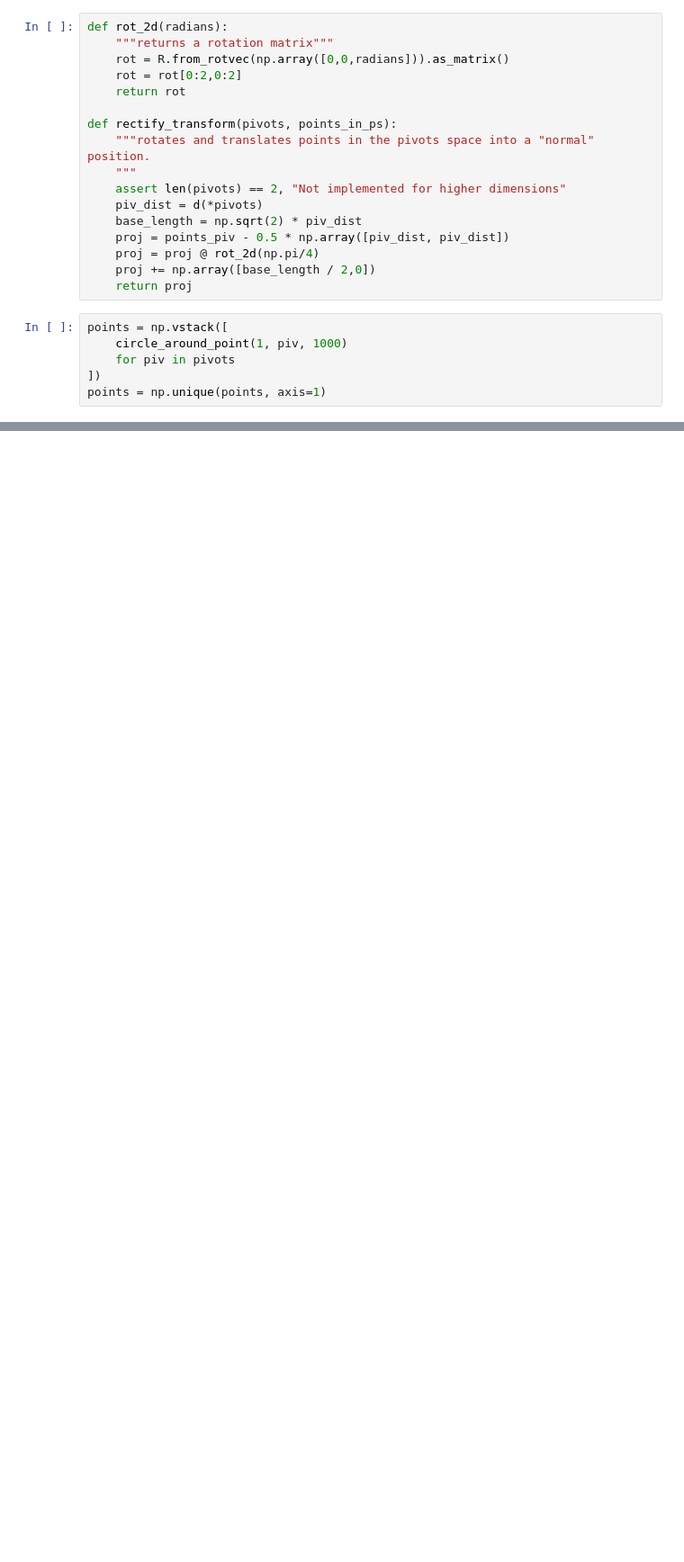
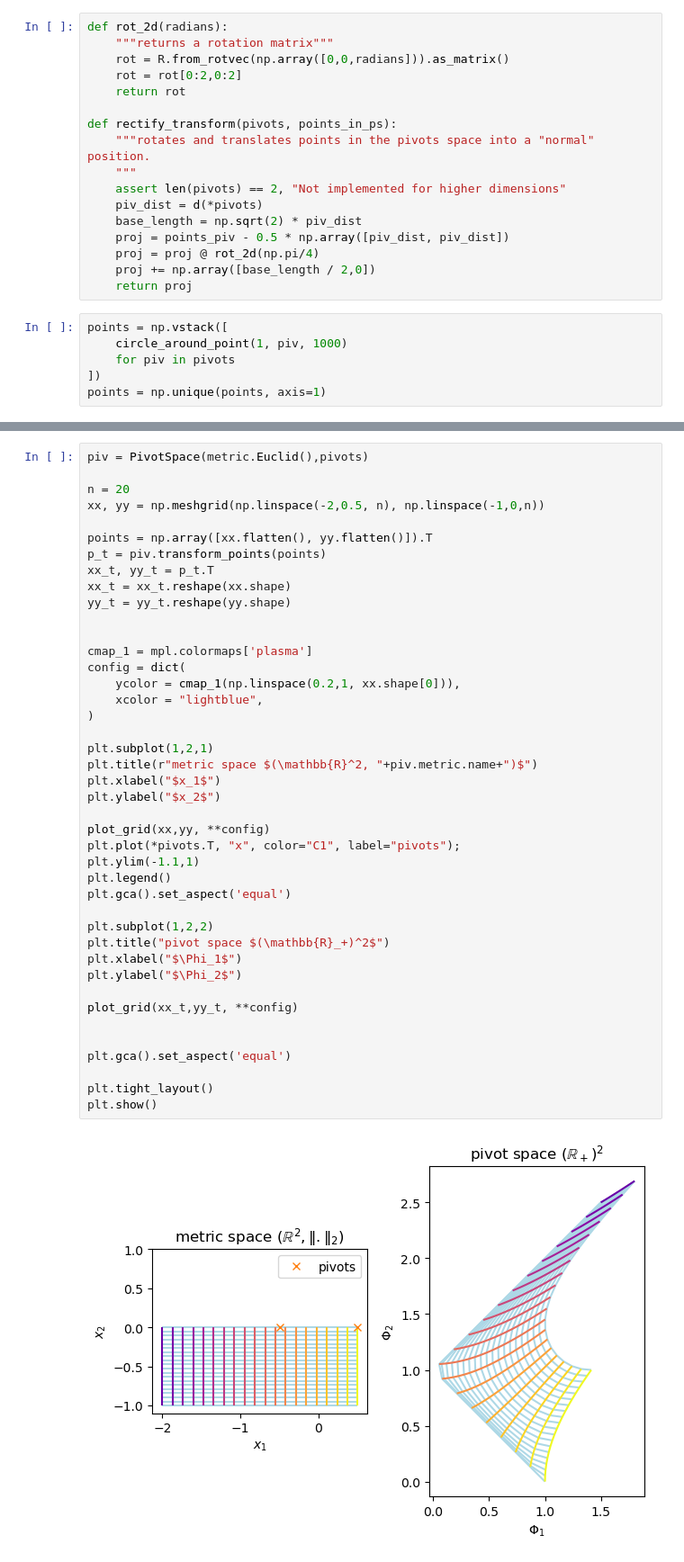
Before and after one commit to DimensionalScoop/metric_spaces, a Jupyter notebook: exploration/pivot_transform.ipynb, the cells around one changed output, grey strips where cells are left out. Shown at 90% size. Saved outputs shown, nothing was run; the diff lists cells and outputs as text; blank space fills up the shorter version.

Commit message:
refactor pivot methods, display grid

```diff
--- a/exploration/pivot_transform.ipynb
+++ b/exploration/pivot_transform.ipynb
@@ -266,0 +291,44 @@ plt.plot(*pivots.T, "x", color="white", label="pivots");
+# %%
+piv = PivotSpace(metric.Euclid(),pivots)
+
+n = 20
+xx, yy = np.meshgrid(np.linspace(-2,0.5, n), np.linspace(-1,0,n))
+
+points = np.array([xx.flatten(), yy.flatten()]).T
+p_t = piv.transform_points(points)
+xx_t, yy_t = p_t.T
+xx_t = xx_t.reshape(xx.shape)
+yy_t = yy_t.reshape(yy.shape)
+
+
+cmap_1 = mpl.colormaps['plasma']
+config = dict(
+    ycolor = cmap_1(np.linspace(0.2,1, xx.shape[0])),
+    xcolor = "lightblue",
+)
+
+plt.subplot(1,2,1)
+plt.title(r"metric space $(\mathbb{R}^2, "+piv.metric.name+")$")
+plt.xlabel("$x_1$")
+plt.ylabel("$x_2$")
+
+plot_grid(xx,yy, **config)
+plt.plot(*pivots.T, "x", color="C1", label="pivots");
+plt.ylim(-1.1,1)
+plt.legend()
+plt.gca().set_aspect('equal')
+
+plt.subplot(1,2,2)
+plt.title("pivot space $(\mathbb{R}_+)^2$")
+plt.xlabel("$\Phi_1$")
+plt.ylabel("$\Phi_2$")
+
+plot_grid(xx_t,yy_t, **config)
+
+
+plt.gca().set_aspect('equal')
+
+plt.tight_layout()
+plt.show()
+# %% [output]
+[figure, added]
```
Also changed, not shown: parts of 13 cells of this notebook, 5 other files.
